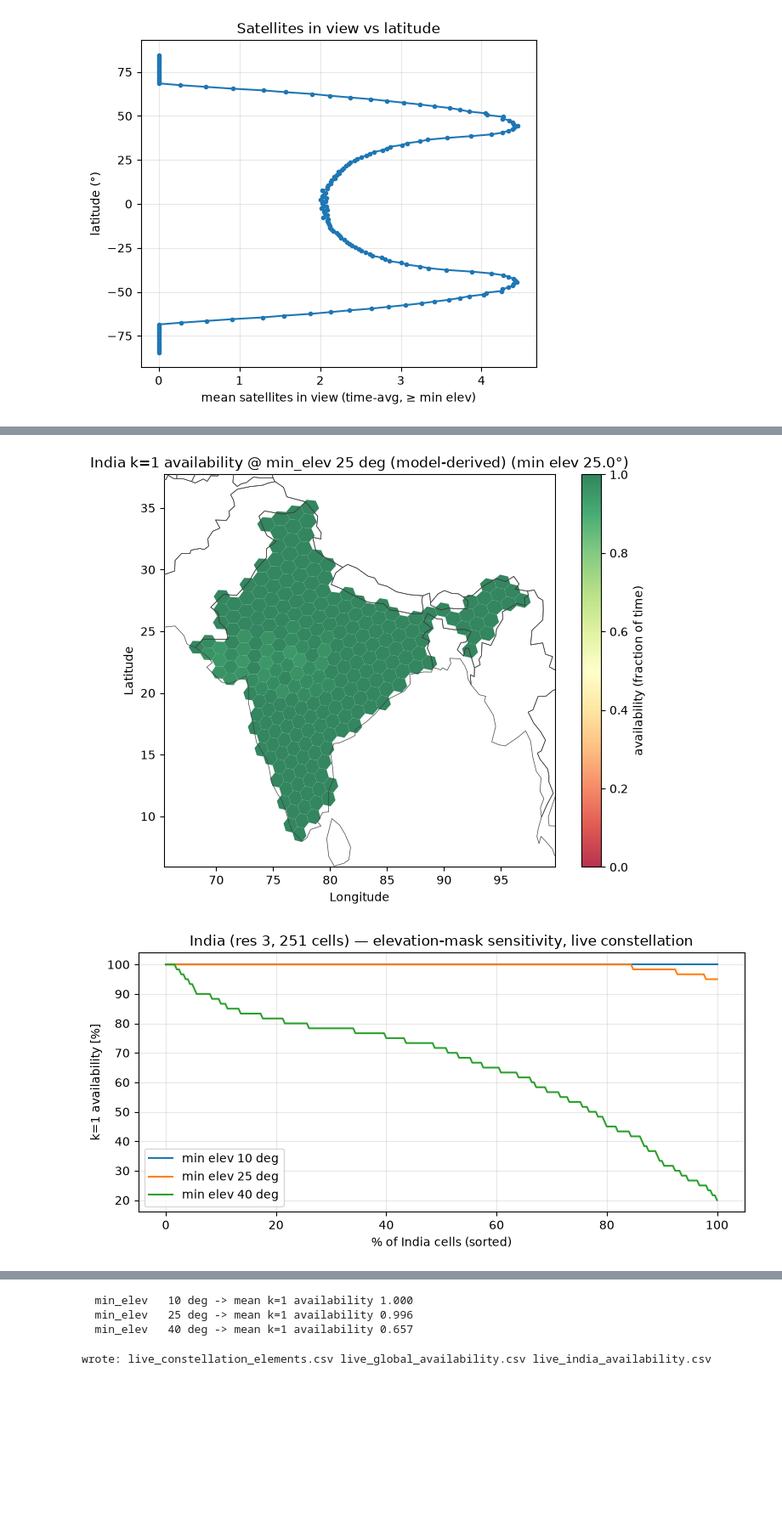
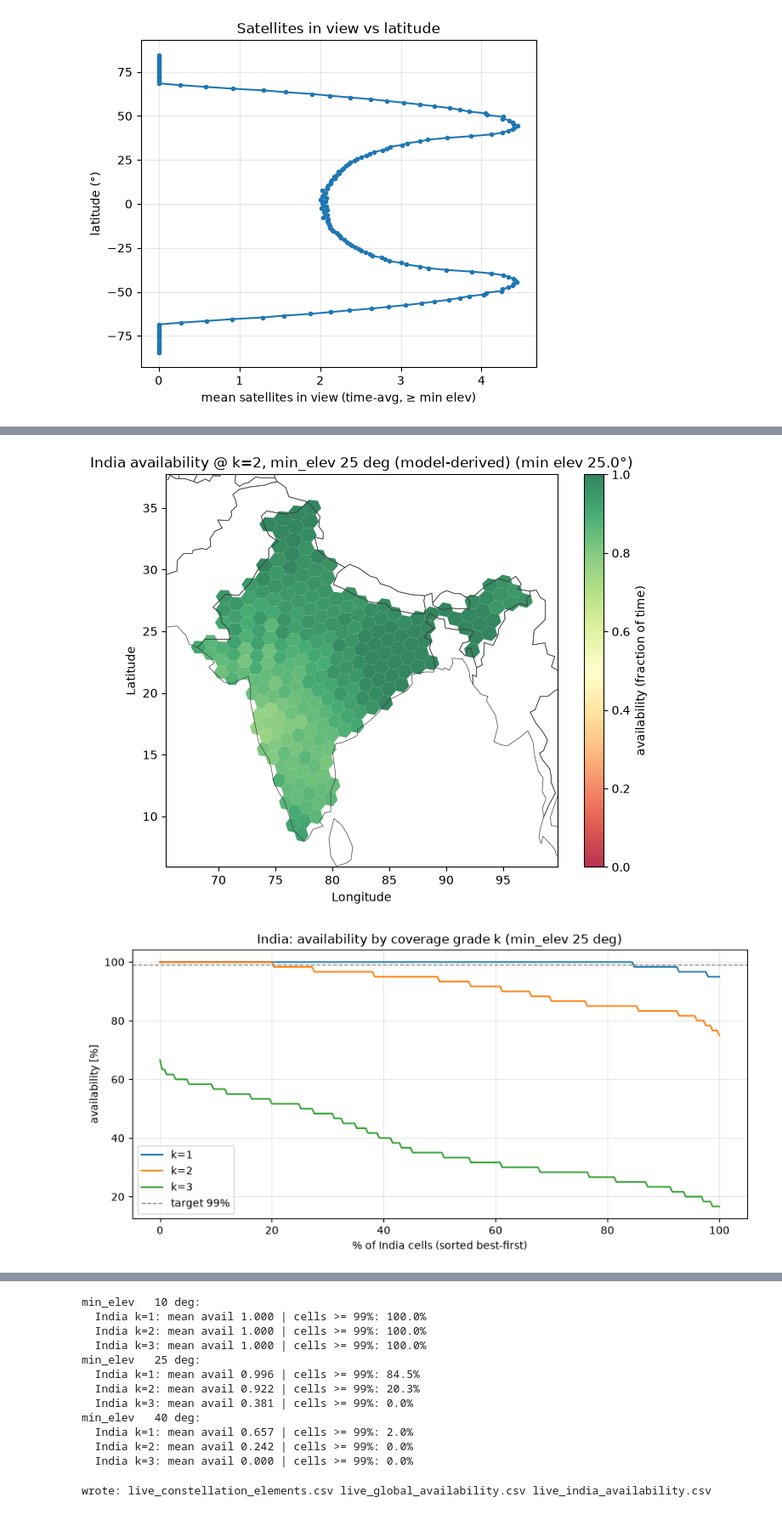
Before and after one commit to luca-aalyria/spacetime-sls, a Jupyter notebook: notebooks/07_live_coverage_explorer.ipynb, the cells around one changed output, grey strips where cells are left out. Shown at 85% size. Drawn from its saved outputs; the diff is of its cells as text; code cells hidden in the pictures; blank space fills up the shorter version.

```diff
--- a/notebooks/07_live_coverage_explorer.ipynb
+++ b/notebooks/07_live_coverage_explorer.ipynb
@@ -171,8 +204,21 @@ if res_global is not None:
 [figure]
 [figure]
 # %%
-# === Availability curves & distribution (k=1,2) ===
+# === Availability curves & distribution — ALL requested k grades ===
+def plot_k_curves(res, label):
+    fig, ax = plt.subplots(figsize=(9, 4.5))
+    for k in K_VALUES:
+        av = np.sort(res["availability_by_k"][k])[::-1]
+        ax.plot(np.linspace(0, 100, len(av)), av * 100, label=f"k={k}")
+    ax.axhline(TARGET_AVAILABILITY * 100, color="gray", ls="--", lw=1,
+               label=f"target {TARGET_AVAILABILITY:.0%}")
+    ax.set_xlabel(f"% of {label} cells (sorted best-first)")
+    ax.set_ylabel("availability [%]")
+    ax.set_title(f"{label}: availability by coverage grade k (min_elev {MIN_ELEV:.0f} deg)")
+    ax.legend(); ax.grid(alpha=0.3)
+    plt.tight_layout(); plt.show()
+
 if res_global is not None:
-    plot_availability(res_global); plt.show()
-    plot_availability_hist(res_global); plt.show()
+    plot_k_curves(res_global, "Global")
+    plot_availability_hist(res_global); plt.show()   # distribution @ k=K_HEADLINE
 # %% [output]
@@ -181,26 +227,31 @@ if res_global is not None:
 # %%
-# === Regional zoom + min-elevation sweep (controls-driven) ===
+# === Regional zoom + min-elevation sweep (all k grades) ===
 from ngso_sls.viz.plots import plot_coverage_hexmap
 sweep = {}
 for elev in ELEV_SWEEP:
-    sweep[elev] = run_coverage_h3_elements(
-        elems, plane_uid, float(elev), tg, AORS[REGION], cell_res=REGION_RES,
-        shard_res=1, chunk_steps=10, k_values=list(K_VALUES))
+    sweep[elev] = _cover(AORS[REGION], REGION_RES, elev)
 res_region = sweep[MIN_ELEV] if MIN_ELEV in sweep else list(sweep.values())[0]
-plot_coverage_hexmap(res_region, title=f"{REGION} k=1 availability @ min_elev "
-                     f"{MIN_ELEV:.0f} deg (model-derived)"); plt.show()
 
-fig, ax = plt.subplots(figsize=(8, 4))
-for elev, r in sweep.items():
-    av = np.sort(r["availability_by_k"][1])[::-1]
-    ax.plot(np.linspace(0, 100, len(av)), av * 100, label=f"min elev {elev:.0f} deg")
-ax.set_xlabel(f"% of {REGION} cells (sorted)"); ax.set_ylabel("k=1 availability [%]")
+plot_coverage_hexmap(res_region, title=f"{REGION} availability @ k={K_HEADLINE}, min_elev "
+                     f"{MIN_ELEV:.0f} deg (model-derived)", alpha=HEX_ALPHA); plt.show()
+if MBB_GATE:
+    plot_mbb_feasible_hexmap(res_region, alpha=HEX_ALPHA); plt.show()
+plot_k_curves(res_region, REGION)
+
+fig, ax = plt.subplots(figsize=(9, 4.5))
+for k in K_VALUES:
+    means = [sweep[e]["availability_by_k"][k].mean() for e in ELEV_SWEEP]
+    ax.plot(list(ELEV_SWEEP), [m * 100 for m in means], "-o", ms=5, label=f"k={k}")
+ax.axhline(TARGET_AVAILABILITY * 100, color="gray", ls="--", lw=1,
+           label=f"target {TARGET_AVAILABILITY:.0%}")
+ax.set_xlabel("min elevation mask [deg]"); ax.set_ylabel(f"mean {REGION} availability [%]")
 ax.set_title(f"{REGION} (res {REGION_RES}, {len(res_region['cells'])} cells) — "
-             "elevation-mask sensitivity, live constellation"); ax.legend(); ax.grid(alpha=0.3)
-plt.tight_layout(); plt.show()
-for elev, r in sweep.items():
-    print(f"  min_elev {elev:4.0f} deg -> mean k=1 availability "
-          f"{r['availability_by_k'][1].mean():.3f}")
+             "elevation sensitivity by coverage grade")
+ax.legend(); ax.grid(alpha=0.3); plt.tight_layout(); plt.show()
+
+for elev in ELEV_SWEEP:
+    print(f"min_elev {elev:4.0f} deg:")
+    _k_report(sweep[elev], REGION)
 # %% [output]
-[figure, old version]
+[figure, new version]
-[figure, old version]
+[figure, new version]
@@ -207,6 +259,15 @@ for elev, r in sweep.items():
-  min_elev   10 deg -> mean k=1 availability 1.000
-  min_elev   25 deg -> mean k=1 availability 0.996
-  min_elev   40 deg -> mean k=1 availability 0.657
+min_elev   10 deg:
+  India k=1: mean avail 1.000 | cells >= 99%: 100.0%
+  India k=2: mean avail 1.000 | cells >= 99%: 100.0%
+  India k=3: mean avail 1.000 | cells >= 99%: 100.0%
+min_elev   25 deg:
+  India k=1: mean avail 0.996 | cells >= 99%: 84.5%
+  India k=2: mean avail 0.922 | cells >= 99%: 20.3%
+  India k=3: mean avail 0.381 | cells >= 99%: 0.0%
+min_elev   40 deg:
+  India k=1: mean avail 0.657 | cells >= 99%: 2.0%
+  India k=2: mean avail 0.242 | cells >= 99%: 0.0%
+  India k=3: mean avail 0.000 | cells >= 99%: 0.0%
 # %%
 # === CSV export (CSV-out convention) ===
 from ngso_sls.io.csv_io import write_availability_csv, write_elements_csv
```
Also changed, not shown: parts of 6 cells of this notebook, 1 other file.
